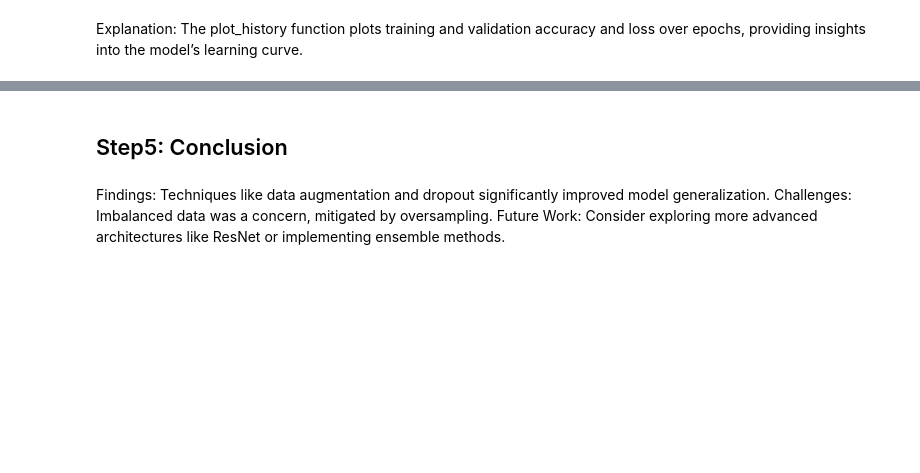
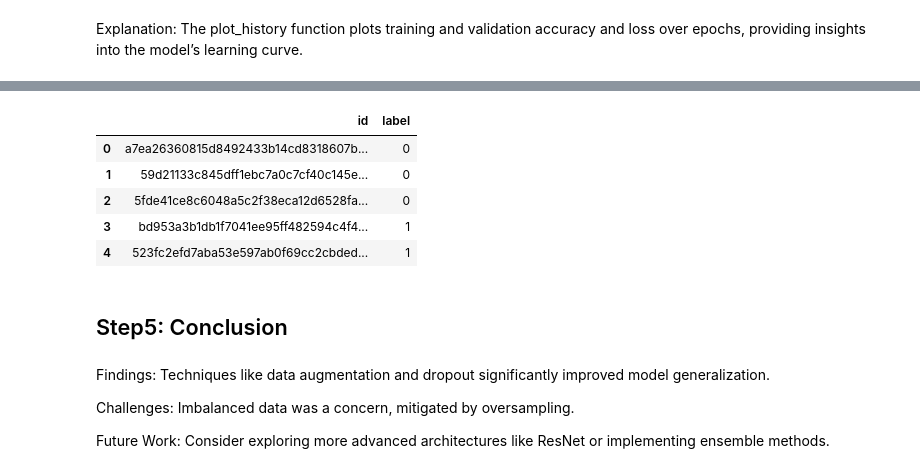
Before and after one commit to yuijoy/CNNCancerDetection, a Jupyter notebook: cnncancerdetection.ipynb, the cells around one changed output, grey strips where cells are left out. Drawn from its saved outputs; the diff is of its cells as text; code cells hidden in the pictures; blank space fills up the shorter version.

```diff
--- a/cnncancerdetection.ipynb
+++ b/cnncancerdetection.ipynb
@@ -686,5 +704,18 @@ test_generator = test_datagen.flow_from_dataframe(
 # Predict on test data
 test_generator.reset()
 predictions = model.predict(test_generator, steps=test_generator.samples)
+
+# Prepare the submission DataFrame
+filenames = test_generator.filenames
+ids = [filename.split('.')[0] for filename in filenames]
+predicted_labels = (predictions > 0.5).astype(int).reshape(-1)
+
+submission_df = pd.DataFrame({
+    'id': ids,
+    'label': predicted_labels
+})
+
+submission_df.to_csv("submission.csv",index=False)
+submission_df.head()
 # %% [output]
 Found 57458 validated image filenames.
@@ -692,4 +723,14 @@ Found 57458 validated image filenames.
+|  | id | label |
+| 0 | a7ea26360815d8492433b14cd8318607b... | 0 |
+| 1 | 59d21133c845dff1ebc7a0c7cf40c145e... | 0 |
+| 2 | 5fde41ce8c6048a5c2f38eca12d6528fa... | 0 |
+| 3 | bd953a3b1db1f7041ee95ff482594c4f4... | 1 |
+| 4 | 523fc2efd7aba53e597ab0f69cc2cbded... | 1 |
 # %% [markdown]
 ## Step5: Conclusion
 # %% [markdown]
-Findings: Techniques like data augmentation and dropout significantly improved model generalization. Challenges: Imbalanced data was a concern, mitigated by oversampling. Future Work: Consider exploring more advanced architectures like ResNet or implementing ensemble methods.
+Findings: Techniques like data augmentation and dropout significantly improved model generalization.
+
+Challenges: Imbalanced data was a concern, mitigated by oversampling.
+
+Future Work: Consider exploring more advanced architectures like ResNet or implementing ensemble methods.
```
Also changed, not shown: parts of 3 cells of this notebook.
